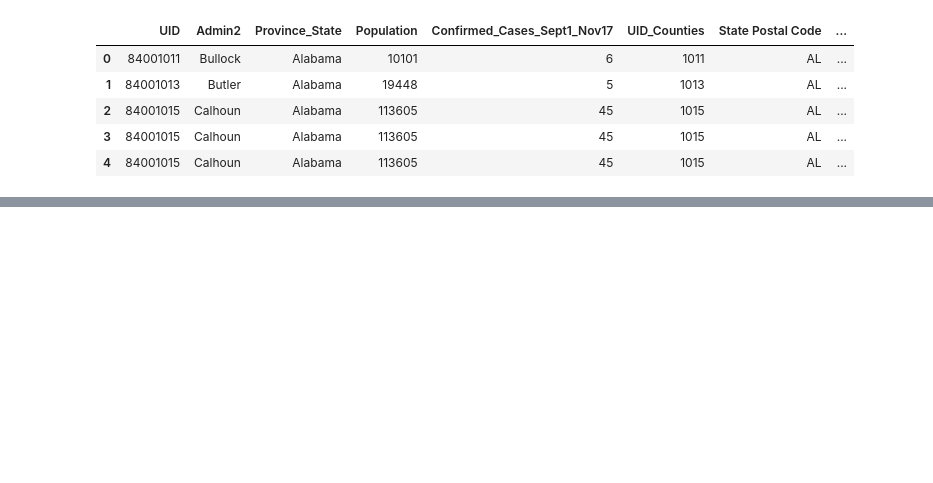
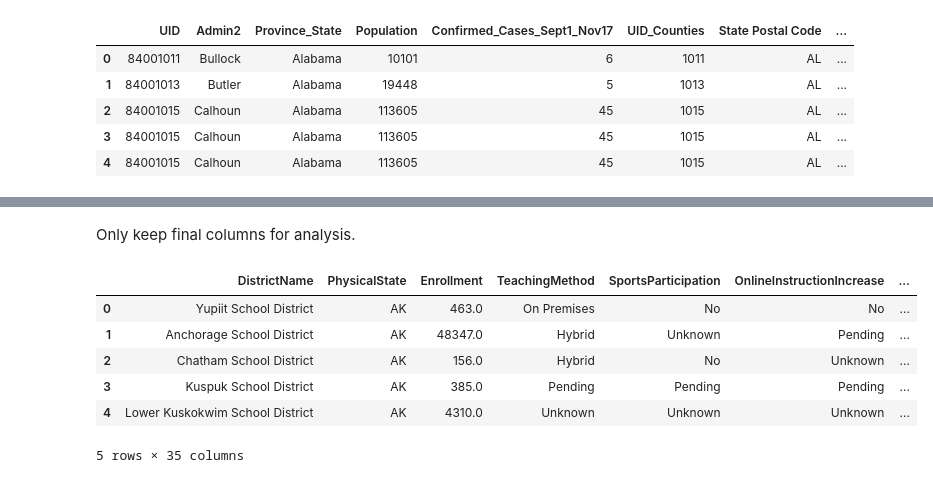
Before and after one commit to NalaniKai/data-512-final, a Jupyter notebook: Covid19ImpactOnEducation.ipynb, the cells around one changed output, grey strips where cells are left out. Drawn from its saved outputs; the diff is of its cells as text; code cells hidden in the pictures; blank space fills up the shorter version.

```diff
--- a/Covid19ImpactOnEducation.ipynb
+++ b/Covid19ImpactOnEducation.ipynb
@@ -204,0 +333,20 @@ covid_cases_schools.head()
+# %% [markdown]
+Only keep final columns for analysis.
+# %%
+final_cols = ['DistrictName', 'PhysicalState', 'Enrollment', 'TeachingMethod', 'SportsParticipation', 'OnlineInstructionIncrease', 'NetworkInvestment', 'HardwareInvestment',
+'StaffMaskPolicy', 'StudentMaskPolicy', 'StudentIllnessReturnPolicy', 'StudentIsolationArea', 'SchoolTemporaryShutdown', 'ParentOptOutClassroomTeaching',
+'# Kindergarten', '# 1st-8th', '9th-12th', '# K-12', 'White', 'Black_AfricanAmerican', 'NativeAmerican', 'Asian', 'Other', '<$10k', '$10k-$15k',
+'$15k-$25k', '$25k-$35k', '$35k-$50k', '$50k-$75k', '$75k-$100k', '$100k-$150k', '$150k-$200k', '$200k<', '% with Computer', '% with Internet']
+
+cols = k_12_education_demographics_df.columns.values
+remove_cols = [col for col in cols if col not in final_cols]
+k_12_education_demographics_df.drop(columns=remove_cols, axis=1, inplace=True)
+k_12_education_demographics_df.head()
+# %% [output]
+|  | DistrictName | PhysicalState | Enrollment | TeachingMethod | SportsParticipation | OnlineInstructionIncrease | ... |
+| 0 | Yupiit School District | AK | 463.0 | On Premises | No | No | ... |
+| 1 | Anchorage School District | AK | 48347.0 | Hybrid | Unknown | Pending | ... |
+| 2 | Chatham School District | AK | 156.0 | Hybrid | No | Unknown | ... |
+| 3 | Kuspuk School District | AK | 385.0 | Pending | Pending | Pending | ... |
+| 4 | Lower Kuskokwim School District | AK | 4310.0 | Unknown | Unknown | Unknown | ... |
+5 rows × 35 columns
```
Also changed, not shown: parts of 33 cells of this notebook, 1 other file.
